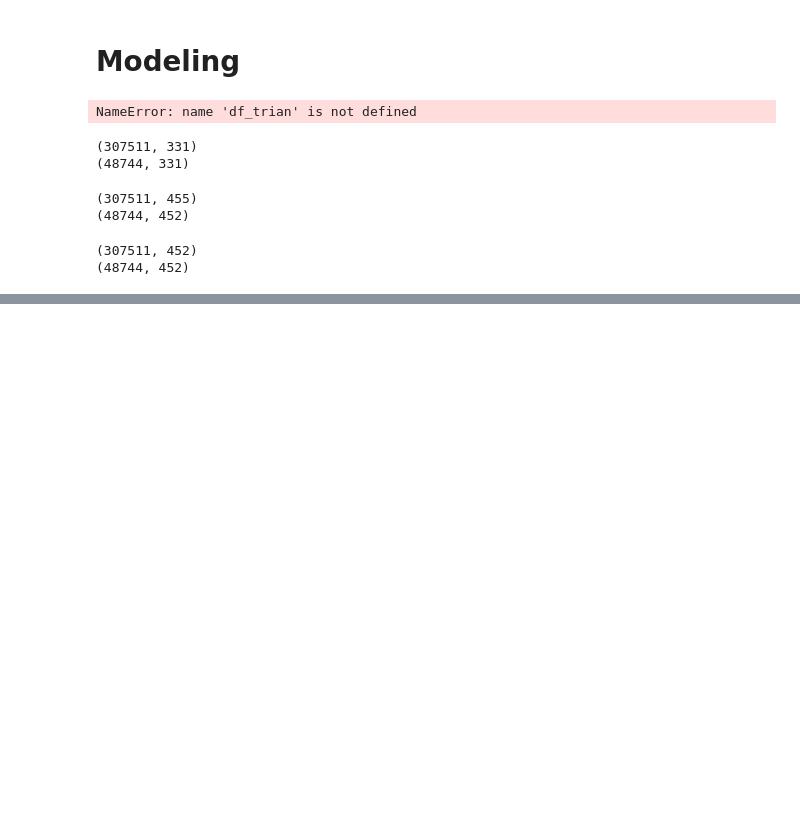
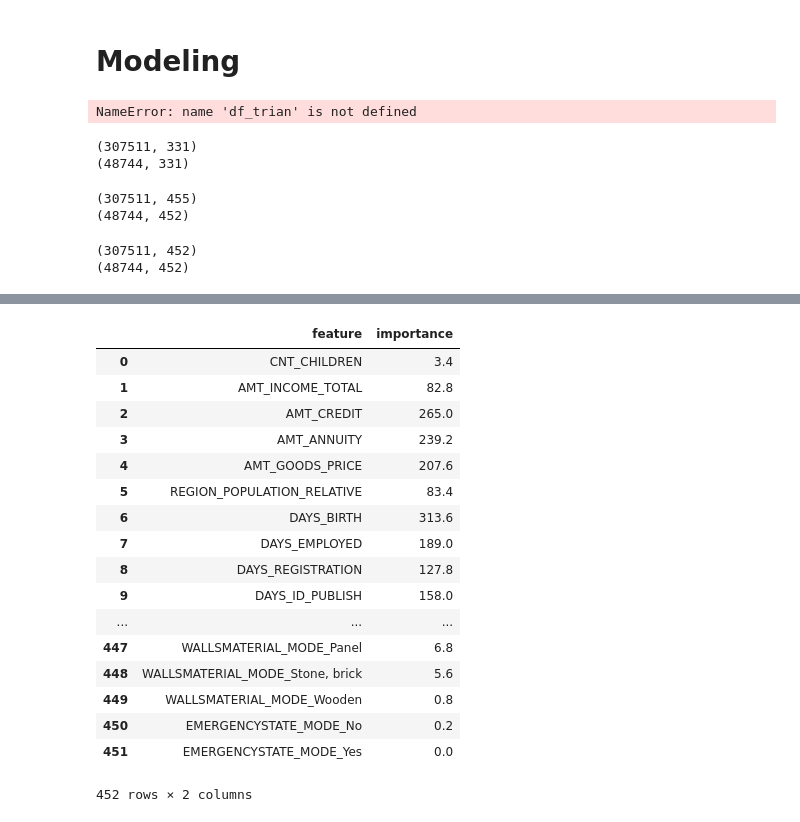
Before and after one commit to dongzhang84/Kaggle, a Jupyter notebook: Home_Credit_2.ipynb, the cells around one changed output, grey strips where cells are left out. Cells and saved outputs as stored; diff of their text form; code cells hidden in the pictures; blank space fills up the shorter version.

```diff
--- a/Home_Credit_2.ipynb
+++ b/Home_Credit_2.ipynb
@@ -840,13 +840,14 @@ import lightgbm as lgb
 # Empty array for feature importances
 feature_importance_values = np.zeros(len(feature_names))
 
+# Empty array for out of fold validation predictions
+out_of_fold = np.zeros(df_train.shape[0])
+
 # Empty array for test predictions
 test_predictions = np.zeros(df_test.shape[0])
 
 # Lists for recording validation and training scores
-valid_scores = [
-
-]
+valid_scores = []
 train_scores = []
 
 
@@ -871,7 +872,23 @@ for train_indices, valid_indices in k_fold.split(df_train):
     # Record the best iteration
     best_iteration = model.best_iteration_
 
-    print(best_iteration)
+    #print(best_iteration)
+
+    # Record the feature importances
+    feature_importance_values += model.feature_importances_ / k_fold.n_splits
+
+    # Make predictions
+    test_predictions += model.predict_proba(df_test, num_iteration = best_iteration)[:, 1] / k_fold.n_splits
+
+    # Record the out of fold predictions
+    out_of_fold[valid_indices] = model.predict_proba(valid_features, num_iteration = best_iteration)[:, 1]
+
+    # Record the best score
+    valid_score = model.best_score_['valid']['auc']
+    train_score = model.best_score_['train']['auc']
+
+    valid_scores.append(valid_score)
+    train_scores.append(train_score)
 # %% [output]
 Training until validation scores don't improve for 100 rounds
 [200]   train's auc: 0.810385   train's binary_logloss: 0.537173        valid's auc: 0.766471   valid's binary_logloss: 0.552795
@@ -896,0 +922,23 @@ model.best_iteration_
+# %%
+# Make the feature importance dataframe
+feature_importances = pd.DataFrame({'feature': feature_names, 'importance': feature_importance_values})
+feature_importances
+# %% [output]
+|  | feature | importance |
+| 0 | CNT_CHILDREN | 3.4 |
+| 1 | AMT_INCOME_TOTAL | 82.8 |
+| 2 | AMT_CREDIT | 265.0 |
+| 3 | AMT_ANNUITY | 239.2 |
+| 4 | AMT_GOODS_PRICE | 207.6 |
+| 5 | REGION_POPULATION_RELATIVE | 83.4 |
+| 6 | DAYS_BIRTH | 313.6 |
+| 7 | DAYS_EMPLOYED | 189.0 |
+| 8 | DAYS_REGISTRATION | 127.8 |
+| 9 | DAYS_ID_PUBLISH | 158.0 |
+| ... | ... | ... |
+| 447 | WALLSMATERIAL_MODE_Panel | 6.8 |
+| 448 | WALLSMATERIAL_MODE_Stone, brick | 5.6 |
+| 449 | WALLSMATERIAL_MODE_Wooden | 0.8 |
+| 450 | EMERGENCYSTATE_MODE_No | 0.2 |
+| 451 | EMERGENCYSTATE_MODE_Yes | 0.0 |
+452 rows × 2 columns
```
Also changed, not shown: parts of 5 cells of this notebook.
